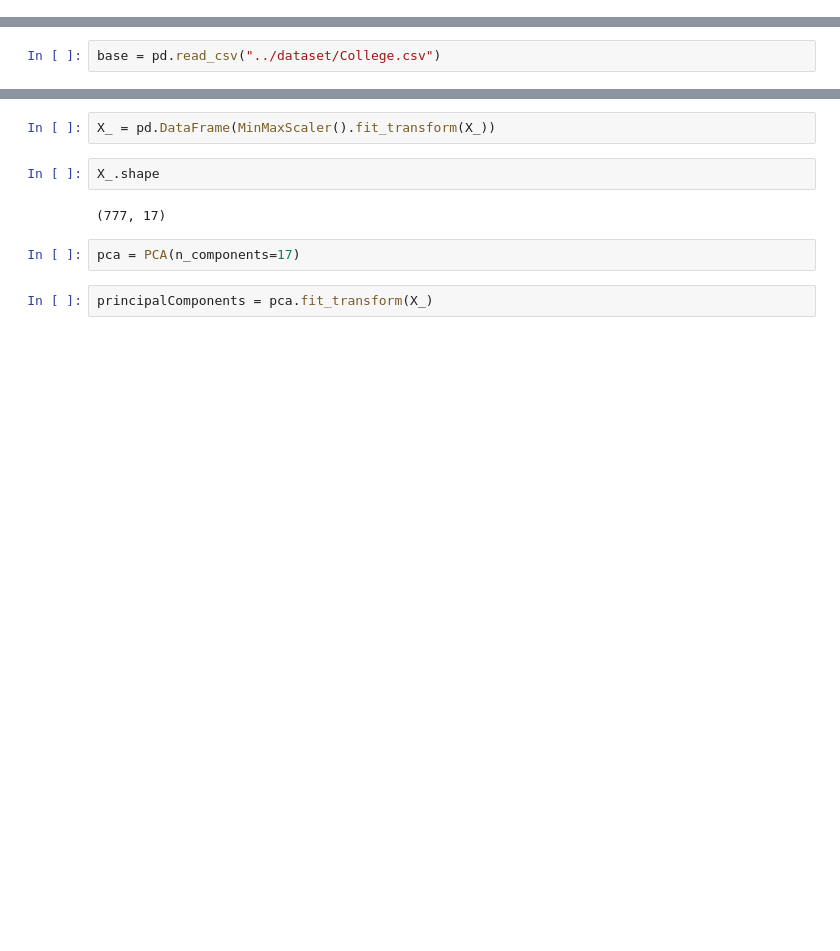
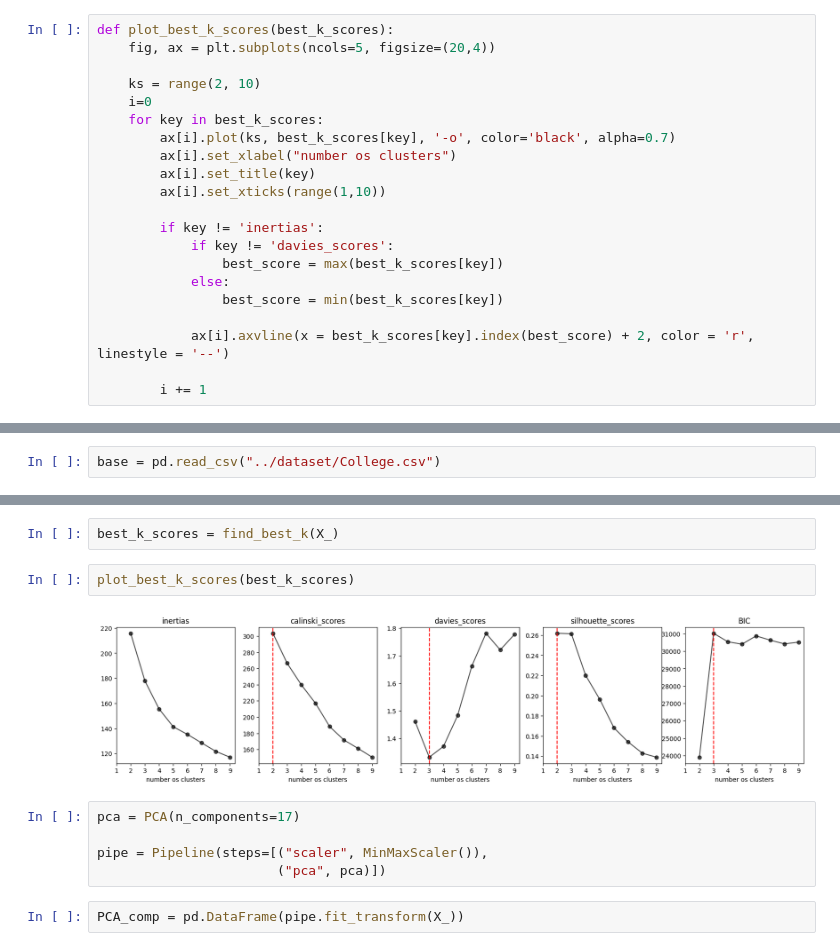
Before and after one commit to wssantiago/k-means-clustering, a Jupyter notebook: src/k-means.ipynb, the cells around one changed output, grey strips where cells are left out. Drawn from its saved outputs; the diff is of its cells as text; blank space fills up the shorter version.

Commit message:
Sample silhouette for clusters

```diff
--- a/src/k-means.ipynb
+++ b/src/k-means.ipynb
@@ -9,0 +38,21 @@ from sklearn.preprocessing import OrdinalEncoder, MinMaxScaler
+# %%
+def plot_best_k_scores(best_k_scores):
+    fig, ax = plt.subplots(ncols=5, figsize=(20,4))
+
+    ks = range(2, 10)
+    i=0
+    for key in best_k_scores:
+        ax[i].plot(ks, best_k_scores[key], '-o', color='black', alpha=0.7)
+        ax[i].set_xlabel("number os clusters")
+        ax[i].set_title(key)
+        ax[i].set_xticks(range(1,10))
+
+        if key != 'inertias':
+            if key != 'davies_scores':
+                best_score = max(best_k_scores[key])
+            else:
+                best_score = min(best_k_scores[key])
+
+            ax[i].axvline(x = best_k_scores[key].index(best_score) + 2, color = 'r', linestyle = '--')
+
+        i += 1
@@ -39,10 +160,13 @@ X_.sample(5)
+# %%
+best_k_scores = find_best_k(X_)
+# %%
+plot_best_k_scores(best_k_scores)
+# %% [output]
+[figure, added]
+# %%
+pca = PCA(n_components=17)
+
+pipe = Pipeline(steps=[("scaler", MinMaxScaler()),
+                       ("pca", pca)])
 # %%
-X_ = pd.DataFrame(MinMaxScaler().fit_transform(X_))
+PCA_comp = pd.DataFrame(pipe.fit_transform(X_))
-# %%
-X_.shape
-# %% [output]
-(777, 17)
-# %%
-pca = PCA(n_components=17)
-# %%
-principalComponents = pca.fit_transform(X_)
```
Also changed, not shown: parts of 21 cells of this notebook.
